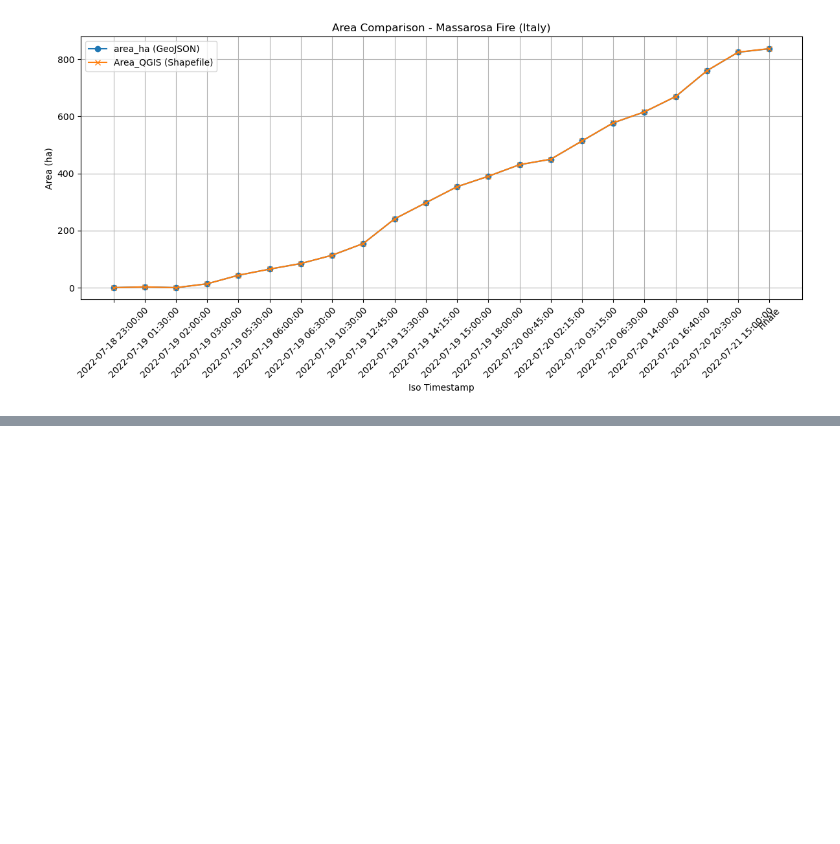
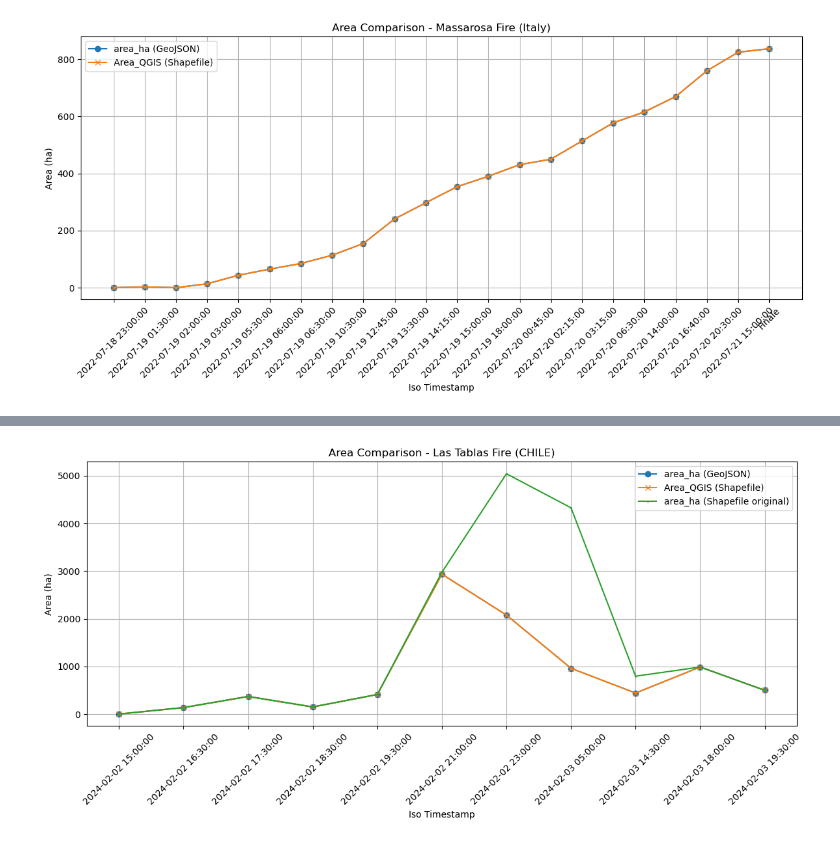
Before and after one commit to PAULA-OLI/Geo_Data_NERO, a Jupyter notebook: Mean_Area_Difference.ipynb, the cells around one changed output, grey strips where cells are left out. Cells and saved outputs as stored; diff of their text form; code cells hidden in the pictures; blank space fills up the shorter version.

```diff
--- a/Mean_Area_Difference.ipynb
+++ b/Mean_Area_Difference.ipynb
@@ -298,0 +518,88 @@ See the caveats in the documentation: https://pandas.pydata.org/pandas-docs/stab
+# %%
+#### LAS TABLAS
+
+import geopandas as gpd
+import pandas as pd
+
+# Lee el shapefile
+gdf_shp = gpd.read_file("/home/polivera/Documents/NERO - Database/Chile/LasTablas_Fire/Progressoes_LasTablas_v3_COM_GOES.shp")
+
+# Lee el GeoJSON
+gdf_json = gpd.read_file("/home/polivera/Documents/NERO - Database/Reviews GeoJSONs/LasTablasFire_new2.geojson")
+
+
+# Convertir ambos atributos a datetime (errors='coerce' convierte 'uncertain'/'nan' en NaT en vez de fallar)
+gdf_shp['utc_date'] = pd.to_datetime(gdf_shp['utc_date'], errors='coerce')
+gdf_json['iso_timestamp'] = pd.to_datetime(gdf_json['iso_timestamp'], errors='coerce')
+
+# Crear copias filtradas SOLO para los cálculos (así no eliminamos filas con NaN en áreas)
+gdf_shp_f = gdf_shp[gdf_shp['utc_date'].notna()]
+gdf_json_f = gdf_json[gdf_json['iso_timestamp'].notna()]
+
+# Seleccionar columnas relevantes (usar las copias filtradas)
+# Incluir 'area_ha' si existe en el shapefile original
+shp_cols = ['utc_date', 'Area_QGIS']
+if 'area_ha' in gdf_shp_f.columns:
+    shp_cols.append('area_ha')   # añadimos la columna 'area_ha' para agrupar/plotear
+else:
+    print("Aviso: la columna 'area_ha' no existe en el shapefile. No se añadirá esa serie al gráfico.")
+
+df_shp = gdf_shp_f[shp_cols]
+df_json = gdf_json_f[['iso_timestamp', 'area_ha']]
+
+# Agrupar áreas por fecha/hora y sumar los valores
+df_shp_grouped = df_shp.groupby('utc_date', as_index=False).sum()
+df_json_grouped = df_json.groupby('iso_timestamp', as_index=False)['area_ha'].sum()
+
+# Realizar el merge por la columna de fecha/hora
+df_merged = pd.merge(
+    df_shp_grouped,
+    df_json_grouped,
+    left_on='utc_date',
+    right_on='iso_timestamp',
+    how='inner'
+)
+
+# Si hay colisiones de nombre (area_ha_x / area_ha_y), renombrar para claridad:
+if 'area_ha_x' in df_merged.columns and 'area_ha_y' in df_merged.columns:
+    # area_ha_x viene del shapefile (left), area_ha_y del GeoJSON (right)
+    df_merged = df_merged.rename(columns={'area_ha_x': 'area_ha_shp', 'area_ha_y': 'area_ha'})
+# Si sólo existe 'area_ha' esa columna será la del GeoJSON (como antes). Si sólo existe 'area_ha' del shp,
+# no hay conflicto y se mantiene como 'area_ha' (pero normalmente df_json aporta area_ha).
+
+# Ahora puedes calcular la diferencia y la media de diferencias
+# Usamos la columna 'area_ha' del GeoJSON y 'Area_QGIS' del shapefile
+df_merged['diferencia'] = df_merged['Area_QGIS'] - df_merged['area_ha']
+media_diferencias = df_merged['diferencia'].mean()
+print("Media de diferencias:", media_diferencias)
+
+import matplotlib.pyplot as plt
+plt.figure(figsize=(12,6))
+
+# Posiciones numéricas equiespaciadas para X
+posiciones = list(range(len(df_merged)))
+
+# Ploteo de las series existentes
+plt.plot(posiciones, df_merged['area_ha'], marker='o', label='area_ha (GeoJSON)')
+plt.plot(posiciones, df_merged['Area_QGIS'], marker='x', label='Area_QGIS (Shapefile)')
+
+# Si existe la columna 'area_ha_shp' (o 'area_ha' del shp sin conflicto), añadirla al gráfico:
+if 'area_ha_shp' in df_merged.columns:
+    plt.plot(posiciones, df_merged['area_ha_shp'], marker='s', markersize=2, markeredgewidth=0.4, label='area_ha (Shapefile original)')
+elif 'area_ha' in df_merged.columns and 'area_ha_shp' not in df_merged.columns and 'area_ha' in df_shp_grouped.columns:
+    # Caso en que sólo existía area_ha en el shapefile y df_json no aportó area_ha (poco frecuente)
+    plt.plot(posiciones, df_merged['area_ha'], marker='s', markersize=2, markeredgewidth=0.4, label='area_ha (Shapefile original)')
+
+plt.xlabel('Iso Timestamp')
+plt.ylabel('Area (ha)')
+plt.title('Area Comparison - Las Tablas Fire (CHILE)')
+plt.legend()
+plt.grid()
+
+# Formatear etiquetas del eje X con fechas, usando las posiciones equiespaciadas (usar utc_date)
+fechas = df_merged['utc_date'].dt.strftime('%Y-%m-%d %H:%M:%S').tolist()
+plt.xticks(ticks=posiciones, labels=fechas, rotation=45)
+
+plt.tight_layout()
+plt.show()
+# %% [output]
@@ -298,0 +607 @@ See the caveats in the documentation: https://pandas.pydata.org/pandas-docs/stab
+[figure, added]
```
Also changed, not shown: parts of 10 cells of this notebook, 1 other file.
